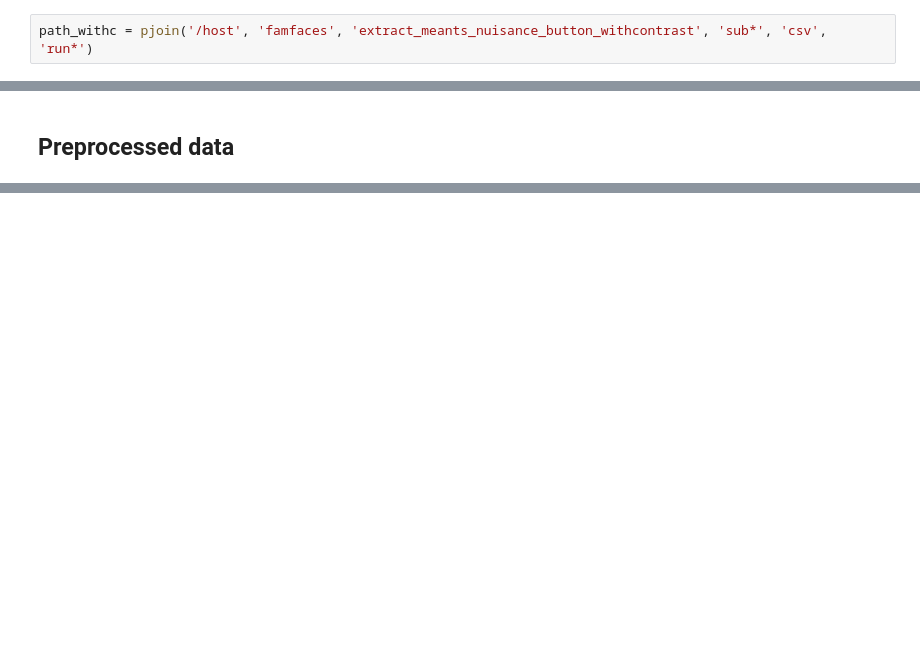
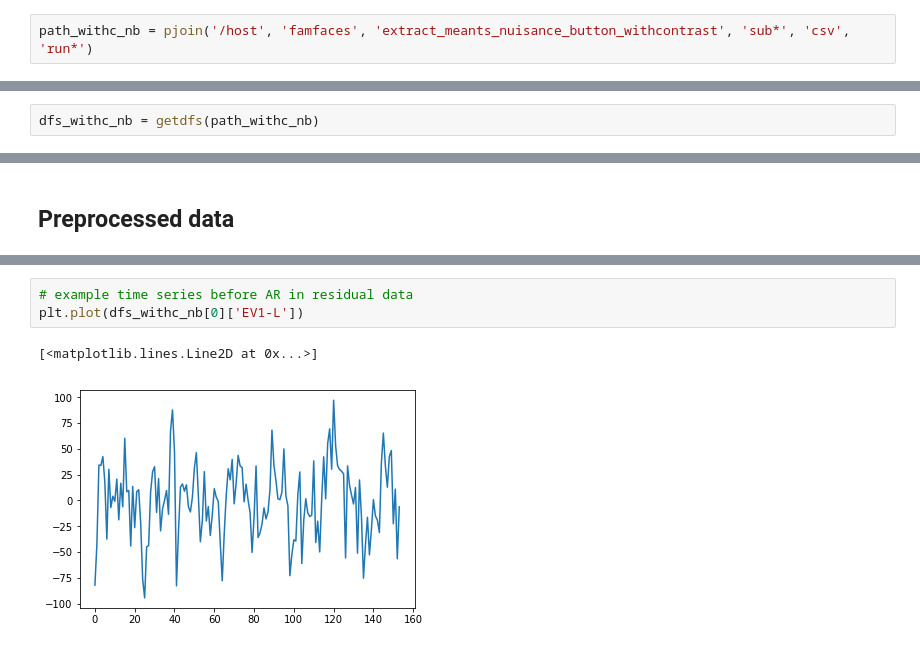
Before and after one commit to oliver-contier/famface-temporal-dynamics, a Jupyter notebook: notebooks/pycausal_analysis.ipynb, the cells around one changed output, grey strips where cells are left out. Drawn from its saved outputs; the diff is of its cells as text; blank space fills up the shorter version.

```diff
--- a/notebooks/pycausal_analysis.ipynb
+++ b/notebooks/pycausal_analysis.ipynb
@@ -508,4 +501,4 @@ mean: 0.923966942149
 # %% [markdown]
 ## Residual data
 # %%
-path_withc = pjoin('/host', 'famfaces', 'extract_meants_nuisance_button_withcontrast', 'sub*', 'csv', 'run*')
+path_withc_nb = pjoin('/host', 'famfaces', 'extract_meants_nuisance_button_withcontrast', 'sub*', 'csv', 'run*')
@@ -514,3 +505,5 @@ dfs_withc = getdfs(path_withc)
+# %%
+dfs_withc_nb = getdfs(path_withc_nb)
 # %%
 # perform images search
 pc.start_vm() # start
@@ -531,0 +619,6 @@ For the residual data, the constructed differential regressor does not fit in th
+# %%
+# example time series before AR in residual data
+plt.plot(dfs_withc_nb[0]['EV1-L'])
+# %% [output]
+[<matplotlib.lines.Line2D at 0x...>]
+[figure, added]
```
Also changed, not shown: parts of 30 cells of this notebook.
